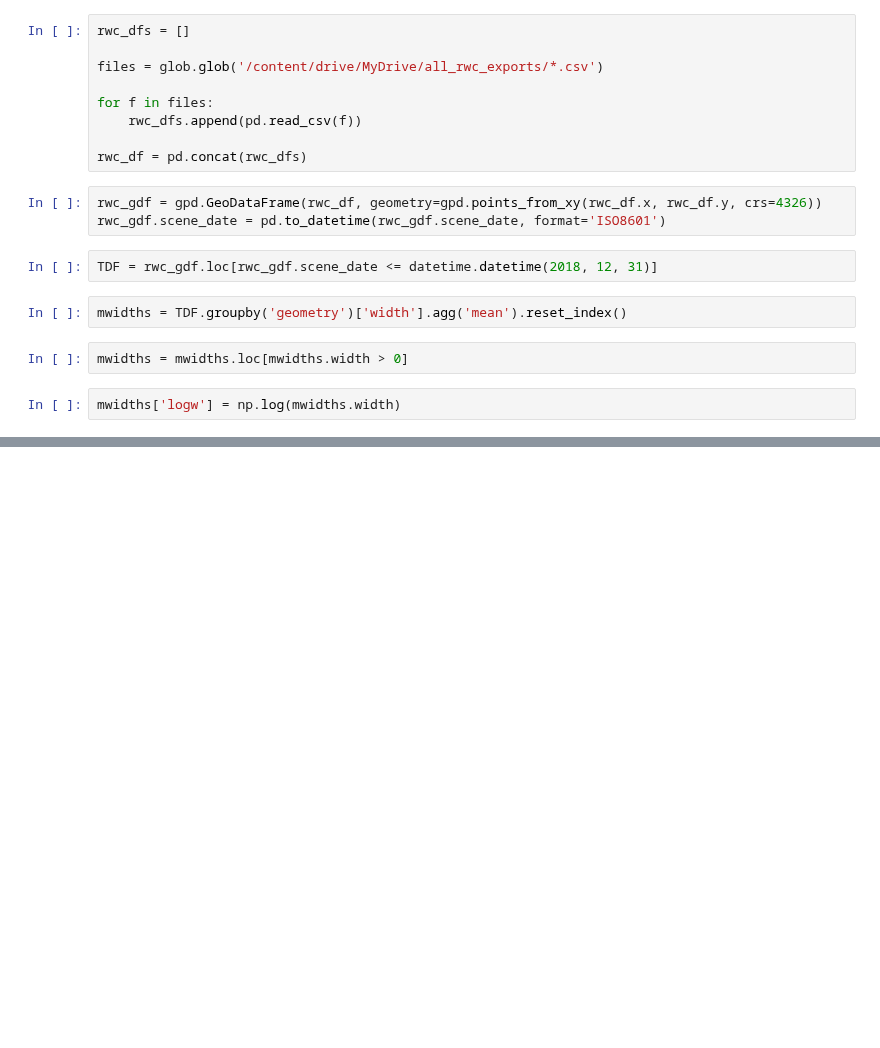
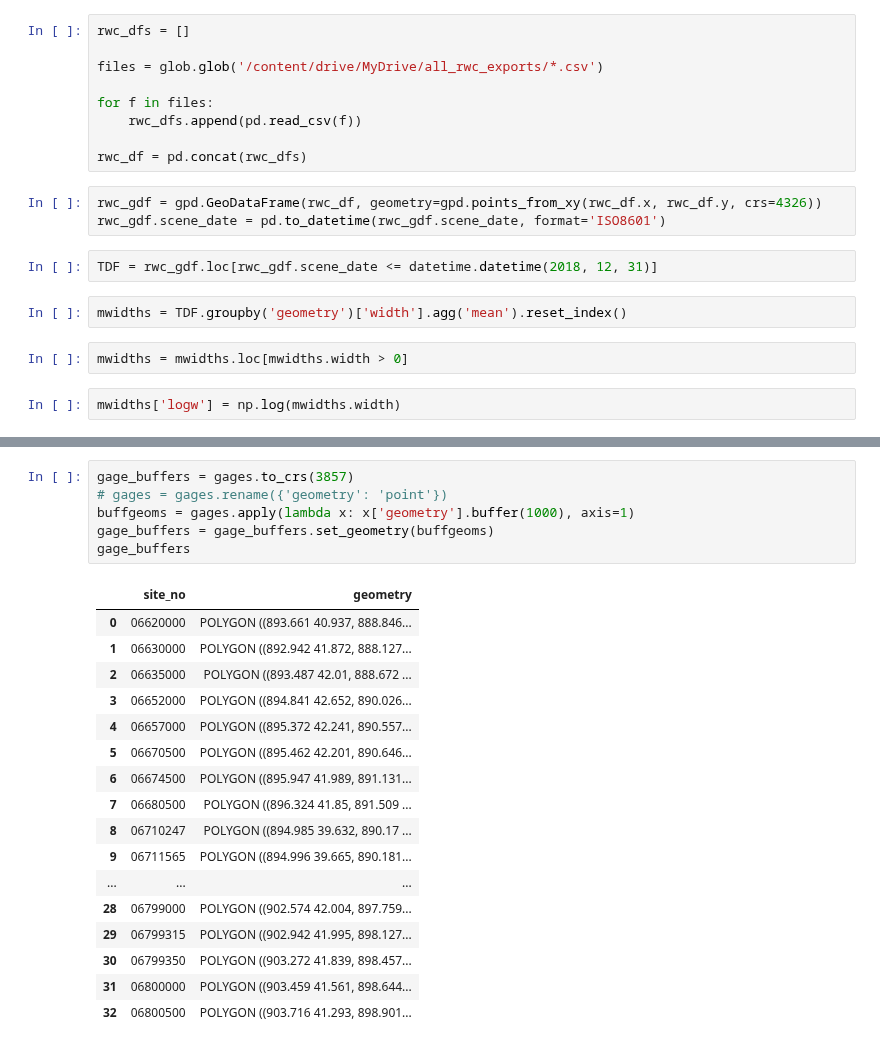
Before and after one commit to wherediddavidgo/multitemporal_RSSA, a Jupyter notebook: rwc_gage_validation.ipynb, the cells around one changed output, grey strips where cells are left out. Saved outputs shown, nothing was run; the diff lists cells and outputs as text; blank space fills up the shorter version.

```diff
--- a/rwc_gage_validation.ipynb
+++ b/rwc_gage_validation.ipynb
@@ -51,0 +93,24 @@ mwidths.plot(column='logw')
+# %%
+gage_buffers = gages.to_crs(3857)
+# gages = gages.rename({'geometry': 'point'})
+buffgeoms = gages.apply(lambda x: x['geometry'].buffer(1000), axis=1)
+gage_buffers = gage_buffers.set_geometry(buffgeoms)
+gage_buffers
+# %% [output]
+|  | site_no | geometry |
+| 0 | 06620000 | POLYGON ((893.661 40.937, 888.846... |
+| 1 | 06630000 | POLYGON ((892.942 41.872, 888.127... |
+| 2 | 06635000 | POLYGON ((893.487 42.01, 888.672 ... |
+| 3 | 06652000 | POLYGON ((894.841 42.652, 890.026... |
+| 4 | 06657000 | POLYGON ((895.372 42.241, 890.557... |
+| 5 | 06670500 | POLYGON ((895.462 42.201, 890.646... |
+| 6 | 06674500 | POLYGON ((895.947 41.989, 891.131... |
+| 7 | 06680500 | POLYGON ((896.324 41.85, 891.509 ... |
+| 8 | 06710247 | POLYGON ((894.985 39.632, 890.17 ... |
+| 9 | 06711565 | POLYGON ((894.996 39.665, 890.181... |
+| ... | ... | ... |
+| 28 | 06799000 | POLYGON ((902.574 42.004, 897.759... |
+| 29 | 06799315 | POLYGON ((902.942 41.995, 898.127... |
+| 30 | 06799350 | POLYGON ((903.272 41.839, 898.457... |
+| 31 | 06800000 | POLYGON ((903.459 41.561, 898.644... |
+| 32 | 06800500 | POLYGON ((903.716 41.293, 898.901... |
```
Also changed, not shown: parts of 17 cells of this notebook.
